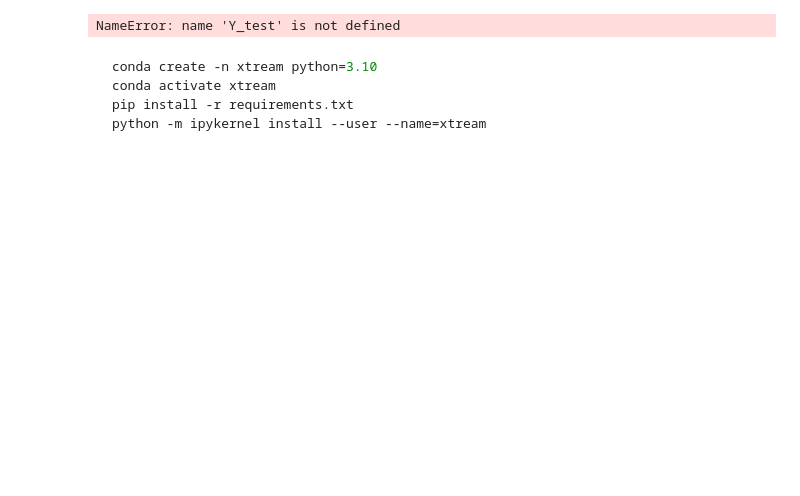
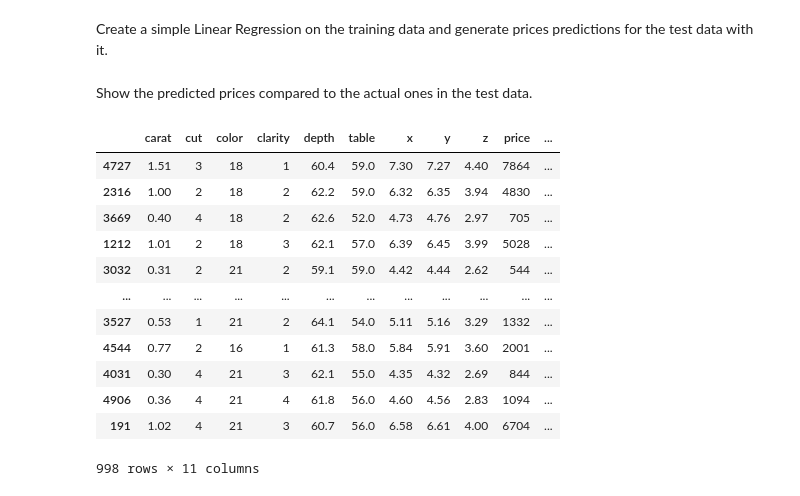
Before and after one commit to andrea-gasparini/xtream-ai-assignment-engineer, a Jupyter notebook: notebooks/model_selection.ipynb, the cells around one changed output. Cells and saved outputs as stored; diff of their text form; code cells hidden in the pictures; blank space fills up the shorter version.

Commit message:
adds performance evaluation, models with hparams tuning and cross validation

````diff
--- a/notebooks/model_selection.ipynb
+++ b/notebooks/model_selection.ipynb
@@ -1,45 +1,53 @@
 # %%
 from sklearn.model_selection import train_test_split
+from typing import List
 
 import pandas as pd
 import numpy as np
 
+RANDOM_SEED: int = 42
+
 df = pd.read_csv("../datasets/diamonds/diamonds_encoded.csv")
 
-# Split the data into 75% training and 15% testing
-train_df, test_df = train_test_split(df, test_size=0.15, random_state=42, shuffle=True)
+# Split the data into 80% training and 20% testing
+train_df, test_df = train_test_split(df, test_size=0.2, random_state=RANDOM_SEED, shuffle=True)
 
-# For training data
+# training data
 X_train = train_df.drop('price', axis=1).to_numpy()
-Y_train = train_df['price'].to_numpy()
+y_train = train_df['price'].to_numpy()
 
-# For testing data
+# testing data
 X_test = test_df.drop('price', axis=1).to_numpy()
-Y_test = test_df['price'].to_numpy()
+y_test = test_df['price'].to_numpy()
+
+X_all = np.concatenate((X_train, X_test))
+y_all = np.concatenate((y_train, y_test))
-# %%
-from sklearn.tree import DecisionTreeRegressor
-
-import matplotlib.pyplot as plt
-
-# Fit regression model
-regr_1 = DecisionTreeRegressor(max_depth=2)
-regr_2 = DecisionTreeRegressor(max_depth=5)
-regr_1.fit(X_train, Y_train)
-regr_2.fit(X_train, Y_train)
-
-# Predict
-y_1 = regr_1.predict(X_test)
-y_2 = regr_2.predict(X_test)
-# %%
-from sklearn.metrics import mean_squared_error
-
-mean_squared_error(Y_test, y_2)
-# %% [output]
-NameError: name 'Y_test' is not defined
-# %% [markdown]
-```bash
-conda create -n xtream python=3.10
-conda activate xtream
-pip install -r requirements.txt
-python -m ipykernel install --user --name=xtream
-```
+# %% [markdown]
+Create a simple Linear Regression on the training data and generate prices predictions for the test data with it.
+# %%
+from sklearn.linear_model import LinearRegression
+
+model = LinearRegression()
+model.fit(X_train, y_train)
+
+predictions = model.predict(X_test)
+# %% [markdown]
+Show the predicted prices compared to the actual ones in the test data.
+# %%
+test_df = test_df[[col for col in test_df.columns if col != 'price'] + ['price']]
+test_df['predicted_price'] = predictions
+test_df
+# %% [output]
+|  | carat | cut | color | clarity | depth | table | x | y | z | price | ... |
+| 4727 | 1.51 | 3 | 18 | 1 | 60.4 | 59.0 | 7.30 | 7.27 | 4.40 | 7864 | ... |
+| 2316 | 1.00 | 2 | 18 | 2 | 62.2 | 59.0 | 6.32 | 6.35 | 3.94 | 4830 | ... |
+| 3669 | 0.40 | 4 | 18 | 2 | 62.6 | 52.0 | 4.73 | 4.76 | 2.97 | 705 | ... |
+| 1212 | 1.01 | 2 | 18 | 3 | 62.1 | 57.0 | 6.39 | 6.45 | 3.99 | 5028 | ... |
+| 3032 | 0.31 | 2 | 21 | 2 | 59.1 | 59.0 | 4.42 | 4.44 | 2.62 | 544 | ... |
+| ... | ... | ... | ... | ... | ... | ... | ... | ... | ... | ... | ... |
+| 3527 | 0.53 | 1 | 21 | 2 | 64.1 | 54.0 | 5.11 | 5.16 | 3.29 | 1332 | ... |
+| 4544 | 0.77 | 2 | 16 | 1 | 61.3 | 58.0 | 5.84 | 5.91 | 3.60 | 2001 | ... |
+| 4031 | 0.30 | 4 | 21 | 3 | 62.1 | 55.0 | 4.35 | 4.32 | 2.69 | 844 | ... |
+| 4906 | 0.36 | 4 | 21 | 4 | 61.8 | 56.0 | 4.60 | 4.56 | 2.83 | 1094 | ... |
+| 191 | 1.02 | 4 | 21 | 3 | 60.7 | 56.0 | 6.58 | 6.61 | 4.00 | 6704 | ... |
+998 rows × 11 columns
````
Also changed, not shown: parts of 23 cells of this notebook.
